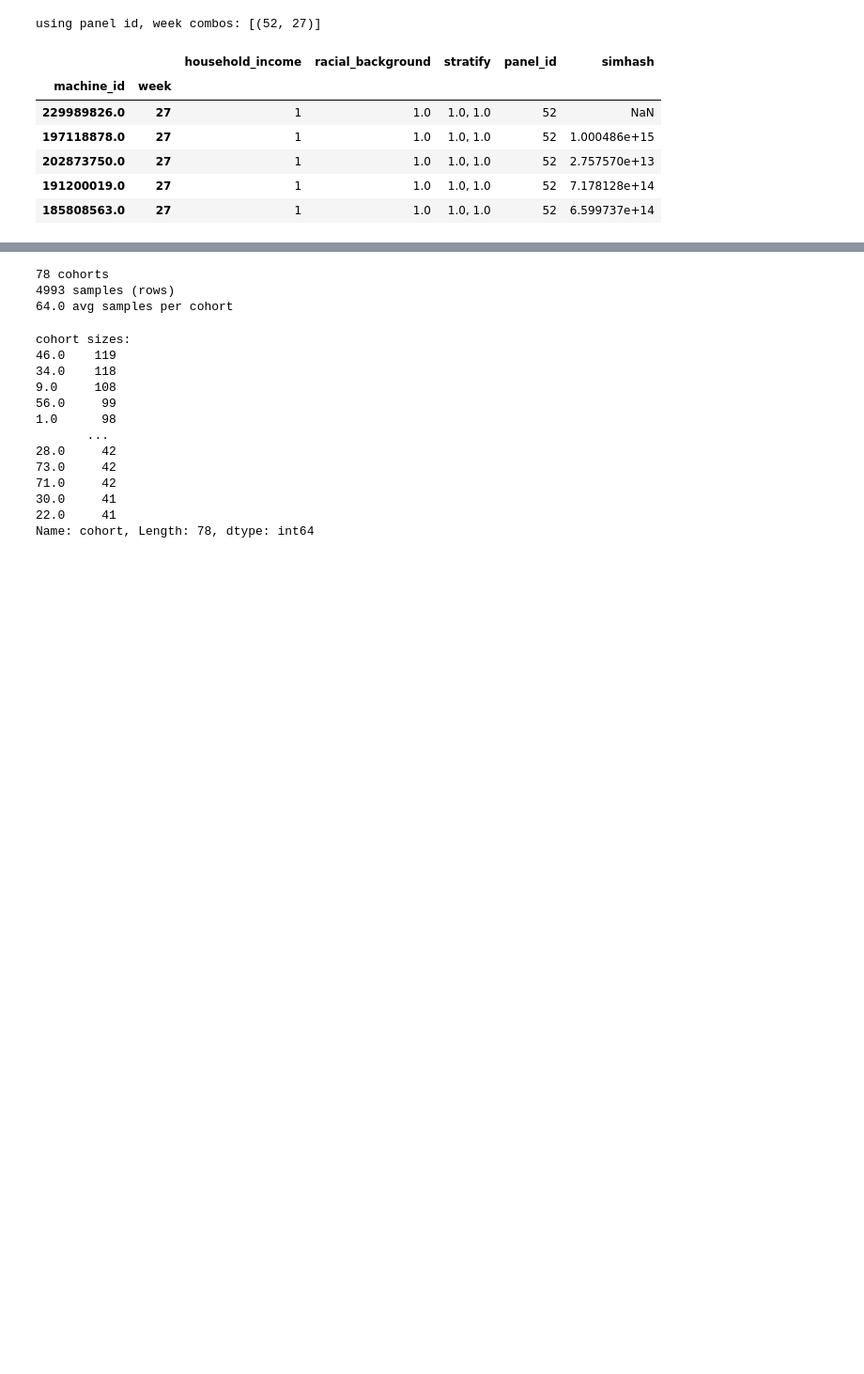
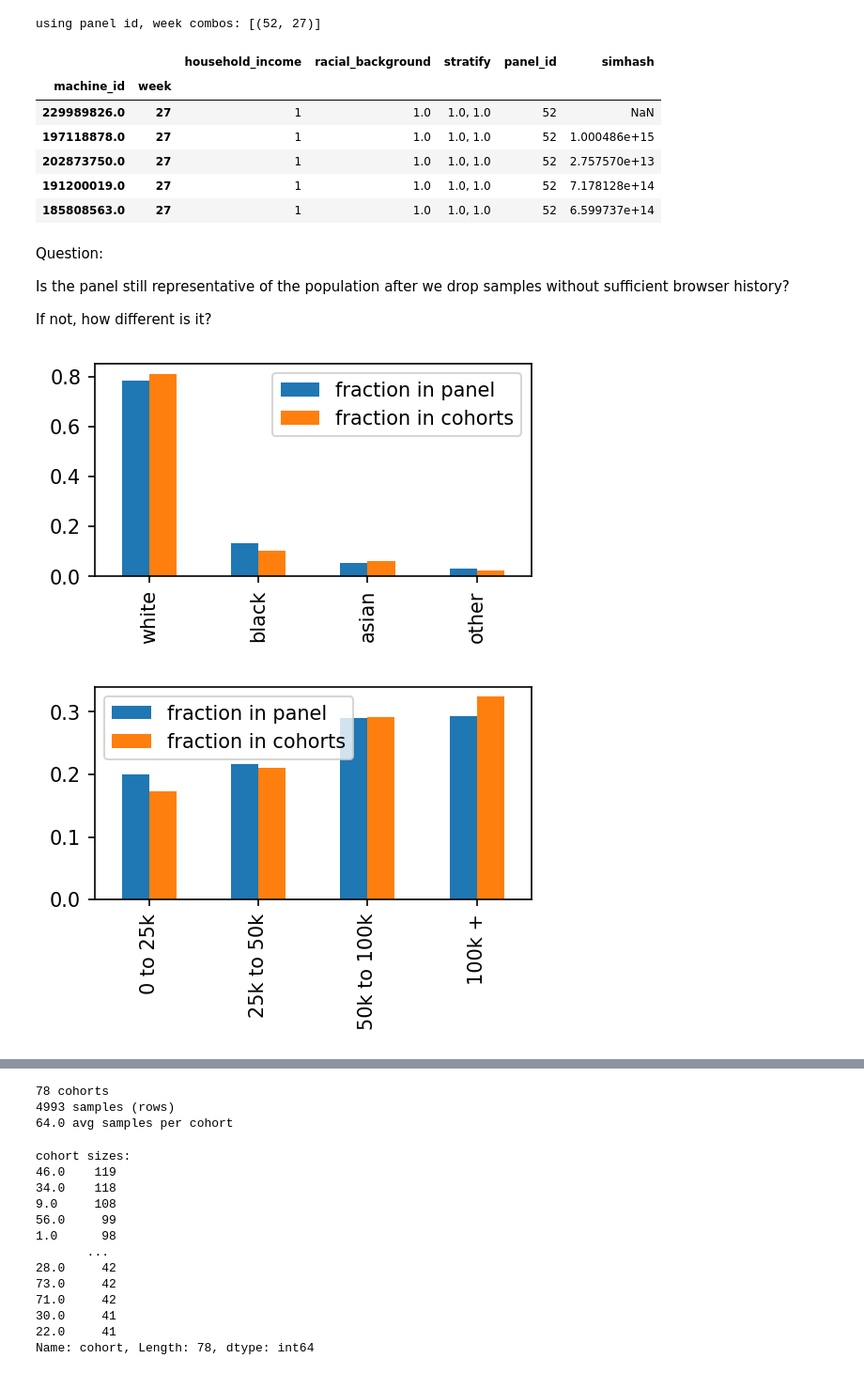
Before and after one commit to aberke/floc-analysis, a Jupyter notebook: notebooks/floc_cohorts.ipynb, the cells around one changed output, grey strips where cells are left out. Shown at 94% size. Drawn from its saved outputs; the diff is of its cells as text; code cells hidden in the pictures; blank space fills up the shorter version.

Commit message:
looking at how panels changed when restricting to samples with sufficient data

```diff
--- a/notebooks/floc_cohorts.ipynb
+++ b/notebooks/floc_cohorts.ipynb
@@ -616,3 +616,9 @@ using panel id, week combos: [(52, 27)]
 | 202873750.0 | 27 | 1 | 1.0 | 1.0, 1.0 | 52 | 2.757570e+13 |
 | 191200019.0 | 27 | 1 | 1.0 | 1.0, 1.0 | 52 | 7.178128e+14 |
 | 185808563.0 | 27 | 1 | 1.0 | 1.0, 1.0 | 52 | 6.599737e+14 |
+# %% [markdown]
+Question:
+
+Is the panel still representative of the population after we drop samples without sufficient browser history?
+
+If not, how different is it?
@@ -618,0 +649,23 @@ using panel id, week combos: [(52, 27)]
+# %%
+demo_col_values = [
+    ('racial_background', race_values),
+    ('household_income', hi_values),
+    ('stratify', hi_race_values),
+]
+
+for demo_col, demo_values in demo_col_values:
+    values = race_values
+    demo_counts_df = (
+        panel_df1.groupby(demo_col)['panel_id'].count() / len(panel_df1)
+    ).rename('fraction in panel').to_frame()
+    demo_counts_df['fraction in cohorts'] = panel_df1.groupby(demo_col)['cohort'].count()/panel_df1.groupby(demo_col)['cohort'].count().sum()
+    fig,ax = plt.subplots(1,1,figsize=(4,2),dpi=150)
+    demo_counts_df.plot.bar(ax=ax)
+    x_label = demo_counts_df.index.map(demo_values)
+    ax.set_xticklabels(x_label)
+    ax.set_xlabel('')
+    plt.show()
+demo_counts_df
+# %% [output]
+[figure, added]
+[figure, added]
```
Also changed, not shown: parts of 5 cells of this notebook, 1 other file.
